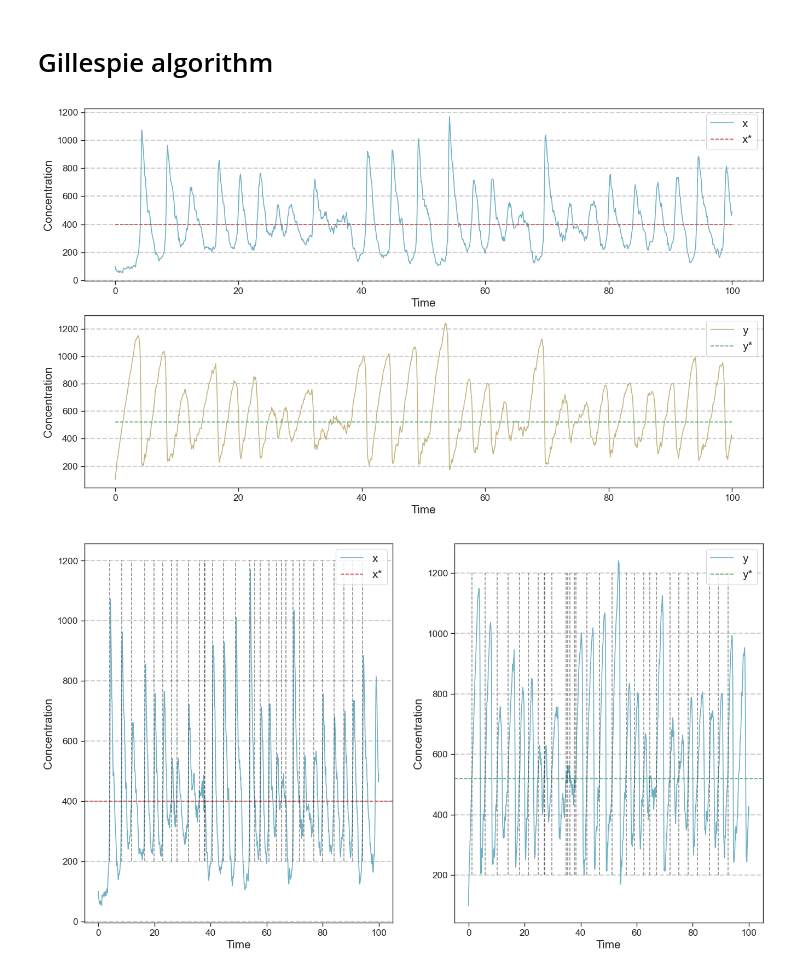
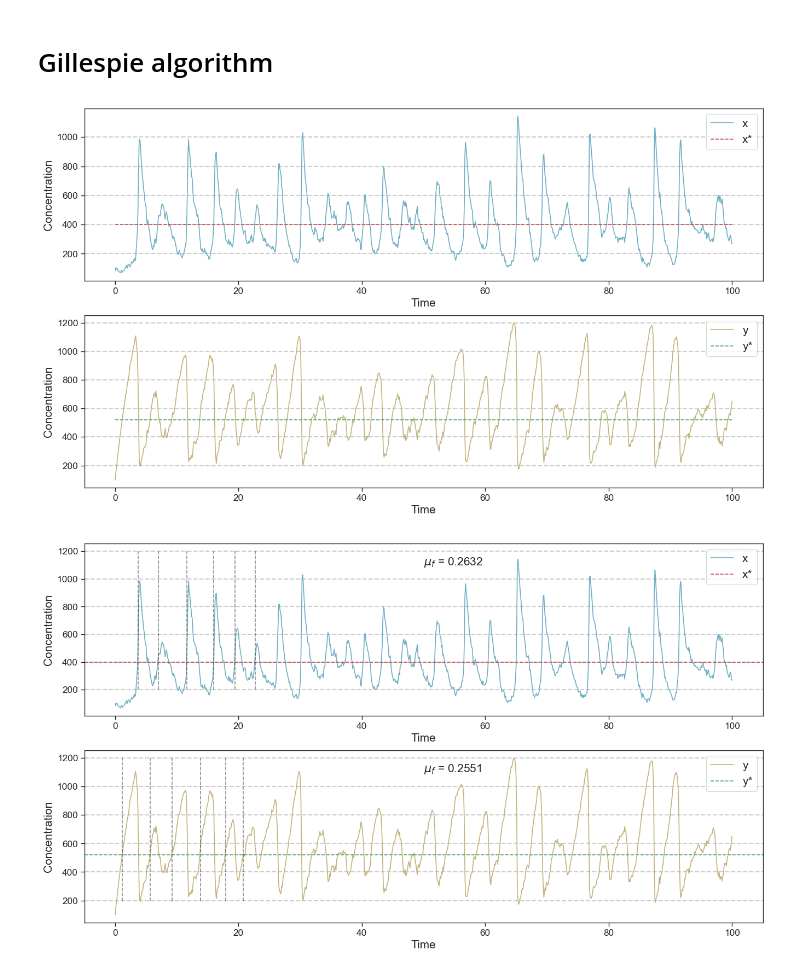
Before and after one commit to nielsdavidsen/PUK_2024, a Jupyter notebook: puk_start.ipynb, the cells around one changed output. Drawn from its saved outputs; the diff is of its cells as text; code cells hidden in the pictures.

Commit message:
freq more work

```diff
--- a/puk_start.ipynb
+++ b/puk_start.ipynb
@@ -26,7 +26,7 @@ plt.rcParams['figure.figsize'] = (16, 9)
 [figure]
 # %%
 a = 2
-b = 4.5
+b = 5.2
 c = 1
 d = 1
 
@@ -65,7 +65,7 @@ def euler(var_change, V, dt, t_max):
     return x_list, y_list, t_list
 # %%
 
-V = 1
+V = 200
 var_change = np.array([1, 3.5])
 dt = 0.001
 t_max = 500
@@ -405,40 +405,61 @@ for i in range(len(ax)):
     ax[i].set_ylabel('Concentration', fontsize=15)
     ax[i].legend(fontsize=15)
 # %% [output]
-[figure, old version]
+[figure, new version]
 # %%
-# Estimating frequency of x(t) and y(t)
+### Estimating frequency of x(t) and y(t)
 
-
+# Finding the estimated crossing points with x* and y*
 tx_est = []
 ty_est = []
+x_est = []
+y = []
 
 for i in range(len(t_list)):
     if x_sim[i-1] < x_star and x_sim[i] > x_star:
         tx_est.append(t_list[i])
+        x_est.append(x_sim[i])
 
     if y_sim[i-1] < y_star and y_sim[i] > y_star:
         ty_est.append(t_list[i])
+        y.append(y_sim[i])
 
-fig, ax = plt.subplots(1,2, dpi=100)
-ax[0].plot(t_list, x_sim, label='x')
+# Determining the estimated frequencies from sliced data
+Nx = 6
+Ny = 6
+x_slice = x_est[:Nx]
+tx_slice = tx_est[:Nx]
+
+y_slice = y[:Ny]
+ty_slice = ty_est[:Ny]
+
+x_freq_est = 1/(np.mean(np.diff(tx_slice)))
+y_freq_est = 1/(np.mean(np.diff(ty_slice)))
+
+### Plotting the estimated frequencies
+fig, ax = plt.subplots(2,1, dpi=100)
+ax[0].plot(t_list, x_sim, label='x', color=colors[0])
 ax[0].axhline(x_star, color='r', linestyle='--', label='x*')
 
-ax[1].plot(t_list, y_sim, label='y')
+ax[1].plot(t_list, y_sim, label='y', color=colors[1])
 ax[1].axhline(y_star, color='g', linestyle='--', label='y*')
 
 for i in range(len(ax)):
     ax[i].set_xlabel('Time', fontsize=15)
     ax[i].set_ylabel('Concentration', fontsize=15)
     ax[i].legend(fontsize=15)
 
-for j in range(len(tx_est)-1):
+for j in range(Nx):
     ax[0].vlines(tx_est[j], 200, 1200, color='k', linestyle='--', label='cross with x*', alpha=0.5)
 
-for k in range(len(ty_est)-1):
+ax[0].text(50, 1100, f'$\mu_f$ = {x_freq_est:.4f}', fontsize=15);
+
+for k in range(Ny):
     ax[1].vlines(ty_est[k], 200, 1200, color='k', linestyle='--', label='cross with y*', alpha=0.5)
+
+ax[1].text(50, 1100, f'$\mu_f$ = {y_freq_est:.4f}', fontsize=15);
 # %% [output]
-[figure, old version]
+[figure, new version]
 # %%
 n = np.arange(0, t_list[-1], 0.1)
 
```
Also changed, not shown: parts of 5 cells of this notebook.
